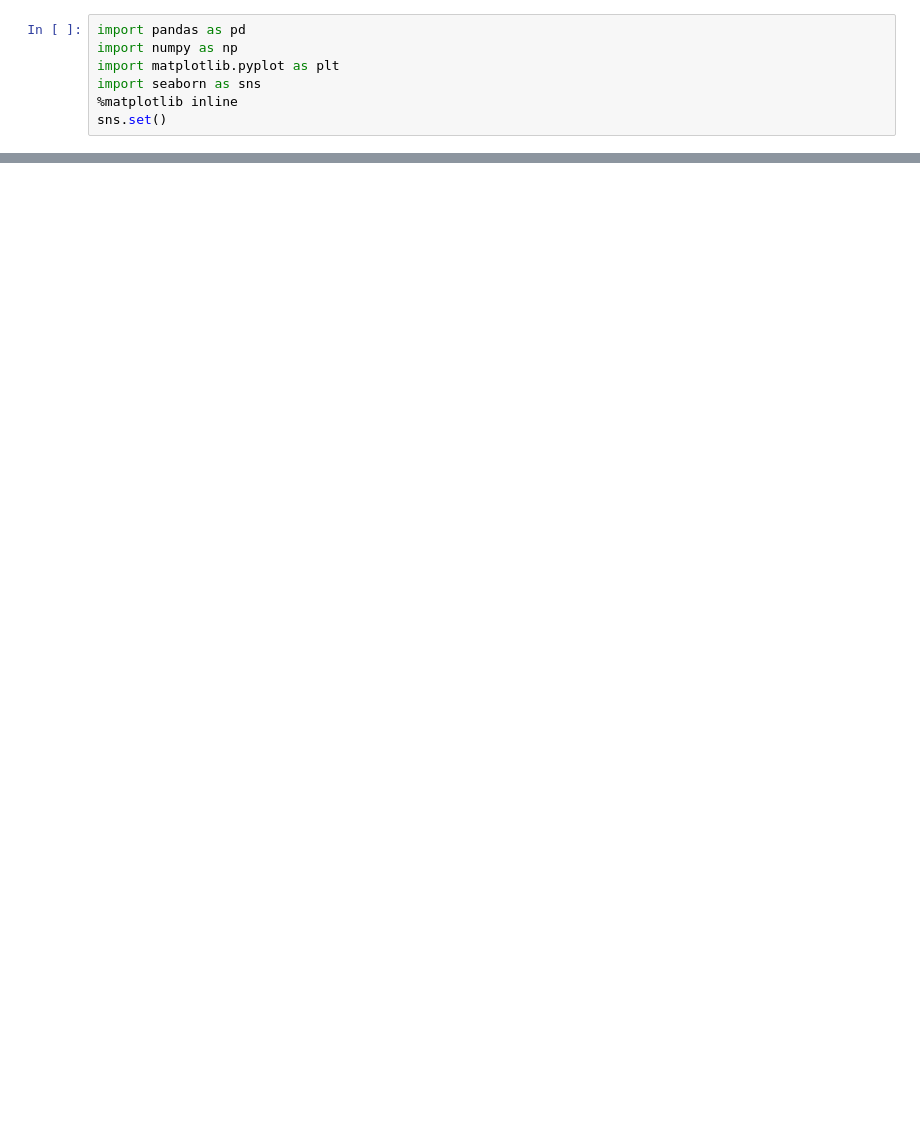
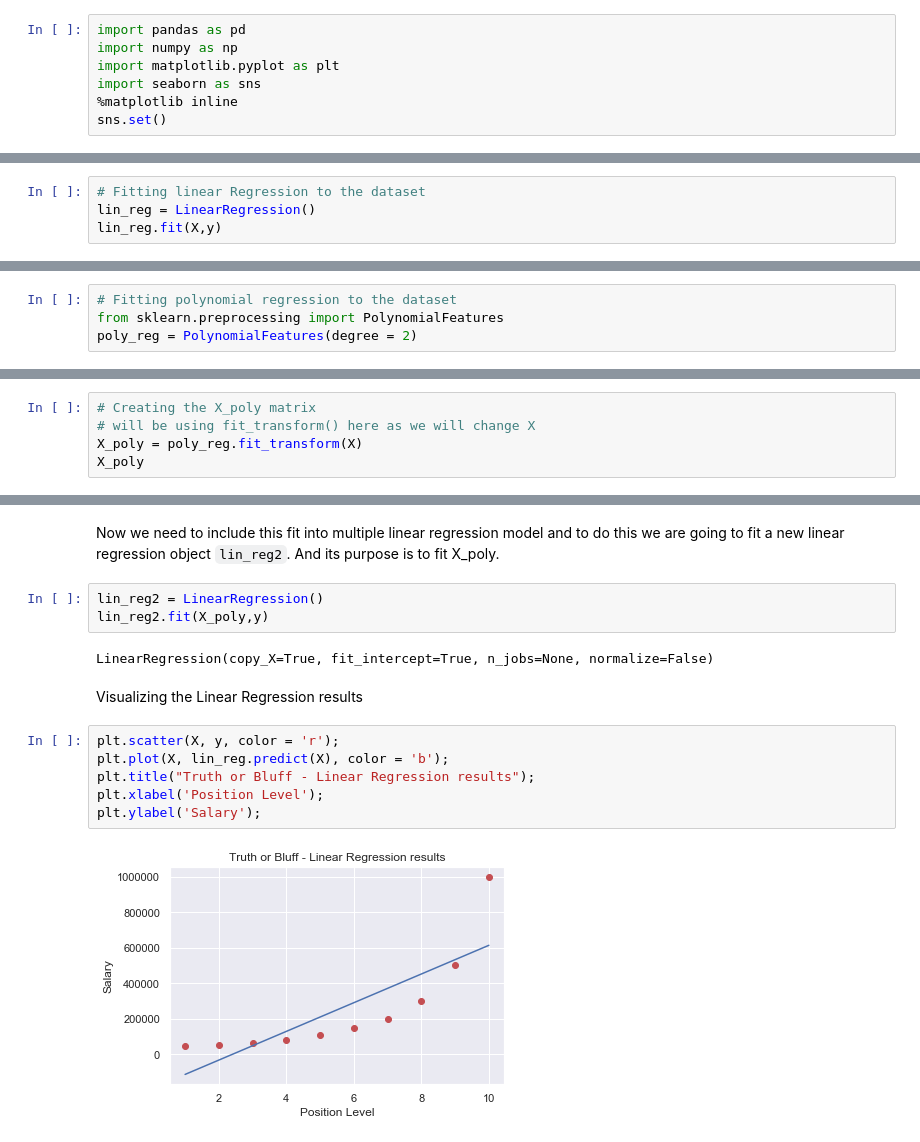
Before and after one commit to jeswingeorge/Machine-Learning-A-Z-Udemy, a Jupyter notebook: 2.Regression/6. Polynomial Regression/polynomial_regression.ipynb, the cells around one changed output, grey strips where cells are left out. Cells and saved outputs as stored; diff of their text form; blank space fills up the shorter version.

Commit message:
Finished polynomial regression

```diff
--- a/2.Regression/6. Polynomial Regression/polynomial_regression.ipynb
+++ b/2.Regression/6. Polynomial Regression/polynomial_regression.ipynb
@@ -50,0 +139,4 @@ Treat $ x, x^2,. . . .x^k $ as k variables. This is a linear function of $a_0, a
+# %%
+# Fitting linear Regression to the dataset
+lin_reg = LinearRegression()
+lin_reg.fit(X,y)
@@ -50,0 +147,4 @@ Treat $ x, x^2,. . . .x^k $ as k variables. This is a linear function of $a_0, a
+# %%
+# Fitting polynomial regression to the dataset
+from sklearn.preprocessing import PolynomialFeatures
+poly_reg = PolynomialFeatures(degree = 2)
@@ -50,0 +153,5 @@ Treat $ x, x^2,. . . .x^k $ as k variables. This is a linear function of $a_0, a
+# %%
+# Creating the X_poly matrix
+# will be using fit_transform() here as we will change X
+X_poly = poly_reg.fit_transform(X)
+X_poly
@@ -50,0 +185,17 @@ Treat $ x, x^2,. . . .x^k $ as k variables. This is a linear function of $a_0, a
+# %% [markdown]
+Now we need to include this fit into multiple linear regression model and to do this we are going to fit a new linear regression object `lin_reg2`. And its purpose is to fit X_poly.
+# %%
+lin_reg2 = LinearRegression()
+lin_reg2.fit(X_poly,y)
+# %% [output]
+LinearRegression(copy_X=True, fit_intercept=True, n_jobs=None, normalize=False)
+# %% [markdown]
+Visualizing the Linear Regression results
+# %%
+plt.scatter(X, y, color = 'r');
+plt.plot(X, lin_reg.predict(X), color = 'b');
+plt.title("Truth or Bluff - Linear Regression results");
+plt.xlabel('Position Level');
+plt.ylabel('Salary');
+# %% [output]
+[figure, added]
```
Also changed, not shown: parts of 36 cells of this notebook, 4 other files.
